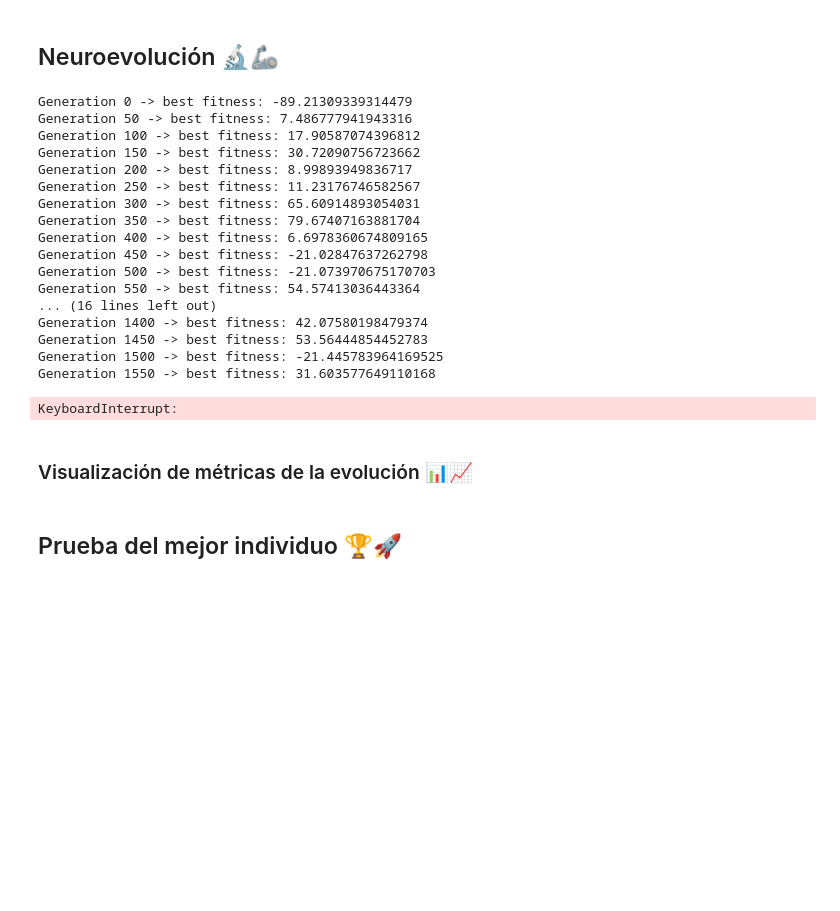
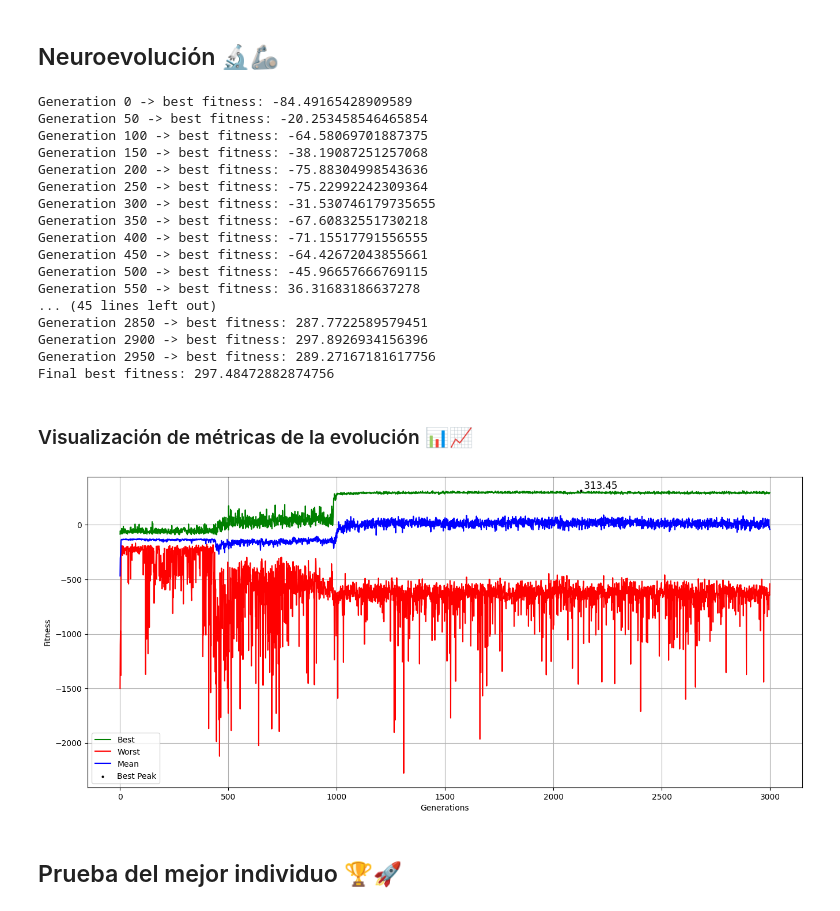
Before and after one commit to 18mgdev/LunarLander-v3-RL, a Jupyter notebook: Gymnasium alumno.ipynb, the cells around one changed output. Cells and saved outputs as stored; diff of their text form; code cells hidden in the pictures; blank space fills up the shorter version.

```diff
--- a/Gymnasium alumno.ipynb
+++ b/Gymnasium alumno.ipynb
@@ -301,7 +310,7 @@ EVAL_GAMES = 3  # Número de partidas por individuo para calcular fitness
 # Inicializar población aleatoria
 population = np.random.uniform(-5, 5, size=(POP_SIZE, len(model.to_chromosome()))).tolist()
 # %%
-population, best_fitness, worst_fitness, mean_fitness = evolve(population,
+population, goat_ind, best_fitness, worst_fitness, mean_fitness = evolve(population,
                                                                evaluate_fitness,
                                                                num_eval_games=EVAL_GAMES,
                                                                ngen=GENS,
@@ -310,34 +319,47 @@ population, best_fitness, worst_fitness, mean_fitness = evolve(population,
                                                                elitism=False
                                                                )
 # %% [output]
-Generation 0 -> best fitness: -89.21309339314479
-Generation 50 -> best fitness: 7.486777941943316
-Generation 100 -> best fitness: 17.90587074396812
-Generation 150 -> best fitness: 30.72090756723662
-Generation 200 -> best fitness: 8.99893949836717
-Generation 250 -> best fitness: 11.23176746582567
-Generation 300 -> best fitness: 65.60914893054031
-Generation 350 -> best fitness: 79.67407163881704
-Generation 400 -> best fitness: 6.6978360674809165
-Generation 450 -> best fitness: -21.02847637262798
-Generation 500 -> best fitness: -21.073970675170703
-Generation 550 -> best fitness: 54.57413036443364
-... (16 lines left out)
-Generation 1400 -> best fitness: 42.07580198479374
-Generation 1450 -> best fitness: 53.56444854452783
-Generation 1500 -> best fitness: -21.445783964169525
-Generation 1550 -> best fitness: 31.603577649110168
+Generation 0 -> best fitness: -84.49165428909589
+Generation 50 -> best fitness: -20.253458546465854
+Generation 100 -> best fitness: -64.58069701887375
+Generation 150 -> best fitness: -38.19087251257068
+Generation 200 -> best fitness: -75.88304998543636
+Generation 250 -> best fitness: -75.22992242309364
+Generation 300 -> best fitness: -31.530746179735655
+Generation 350 -> best fitness: -67.60832551730218
+Generation 400 -> best fitness: -71.15517791556555
+Generation 450 -> best fitness: -64.42672043855661
+Generation 500 -> best fitness: -45.96657666769115
+Generation 550 -> best fitness: 36.31683186637278
+... (45 lines left out)
+Generation 2850 -> best fitness: 287.7722589579451
+Generation 2900 -> best fitness: 297.8926934156396
+Generation 2950 -> best fitness: 289.27167181617756
+Final best fitness: 297.48472882874756
-KeyboardInterrupt:
 # %% [markdown]
 ### Visualización de métricas de la evolución 📊📈
 # %%
-plt.plot(best_fitness)
-plt.plot(worst_fitness)
-plt.plot(mean_fitness)
+plt.figure(figsize=(16, 7))
+plt.plot(best_fitness, color='green', label='Best')  # Línea verde
+plt.plot(worst_fitness, color='red', label='Worst')  # Línea roja
+plt.plot(mean_fitness, color='blue', label='Mean')  # Línea azul
+
+# Encontrar el índice y el valor máximo de best_fitness
+max_index = np.argmax(best_fitness)
+max_value = best_fitness[max_index]
+
+# Marcar el mejor fitness con un punto grande y una etiqueta
+plt.scatter(max_index, max_value, color='black', s=4, zorder=3, label="Best Peak")
+plt.text(max_index, max_value, f" {max_value:.2f}", fontsize=12, verticalalignment='bottom')
+
+# Etiquetas y grid
 plt.xlabel('Generations')
 plt.ylabel('Fitness')
-plt.legend(['Best', 'Worst', 'Mean'])
+plt.grid()
+plt.legend()
 plt.show()
+# %% [output]
+[figure, added]
 # %% [markdown]
 ## Prueba del mejor individuo 🏆🚀
 # %%
```
Also changed, not shown: parts of 6 cells of this notebook, 3 other files.
